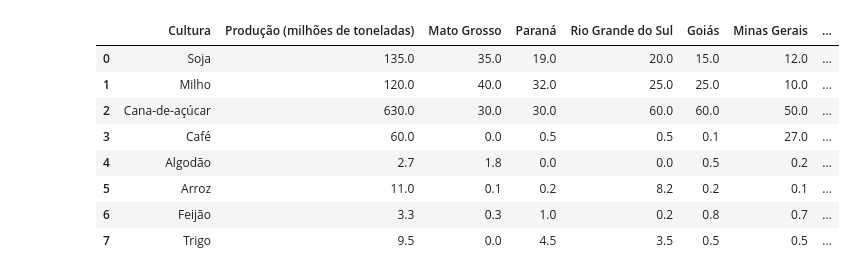
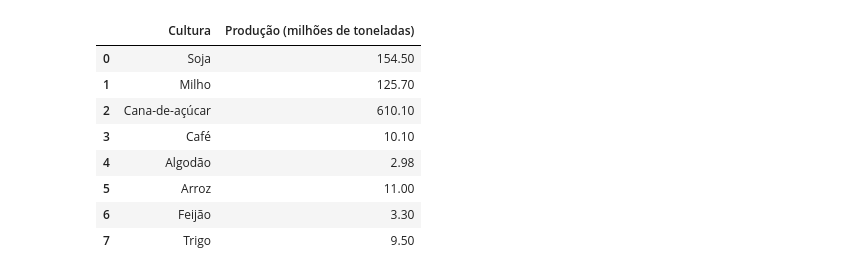
Before and after one commit to fernandovieira1/Analise-Dados-Cana, a Jupyter notebook: Safra_2022_2023.ipynb, the cells around one changed output. Cells and saved outputs as stored; diff of their text form; code cells hidden in the pictures.

```diff
--- a/Safra_2022_2023.ipynb
+++ b/Safra_2022_2023.ipynb
@@ -24,17 +5,23 @@ safras = {
+# %%
+# Safra 2022/2023
+safras = {
+    'Cultura': ['Soja', 'Milho', 'Cana-de-açúcar', 'Café', 'Algodão', 'Arroz', 'Feijão', 'Trigo'],
+    'Produção (milhões de toneladas)': [154.5, 125.7, 610.1, 10.1, 2.98, 11, 3.3, 9.5],
+    }
 # %%
 # df
-df = pd.DataFrame(data)
+df = pd.DataFrame(safras)
 df
 # %% [output]
-|  | Cultura | Produção (milhões de toneladas) | Mato Grosso | Paraná | Rio Grande do Sul | Goiás | Minas Gerais | ... |
-| 0 | Soja | 135.0 | 35.0 | 19.0 | 20.0 | 15.0 | 12.0 | ... |
-| 1 | Milho | 120.0 | 40.0 | 32.0 | 25.0 | 25.0 | 10.0 | ... |
-| 2 | Cana-de-açúcar | 630.0 | 30.0 | 30.0 | 60.0 | 60.0 | 50.0 | ... |
-| 3 | Café | 60.0 | 0.0 | 0.5 | 0.5 | 0.1 | 27.0 | ... |
-| 4 | Algodão | 2.7 | 1.8 | 0.0 | 0.0 | 0.5 | 0.2 | ... |
-| 5 | Arroz | 11.0 | 0.1 | 0.2 | 8.2 | 0.2 | 0.1 | ... |
-| 6 | Feijão | 3.3 | 0.3 | 1.0 | 0.2 | 0.8 | 0.7 | ... |
-| 7 | Trigo | 9.5 | 0.0 | 4.5 | 3.5 | 0.5 | 0.5 | ... |
+|  | Cultura | Produção (milhões de toneladas) |
+| 0 | Soja | 154.50 |
+| 1 | Milho | 125.70 |
+| 2 | Cana-de-açúcar | 610.10 |
+| 3 | Café | 10.10 |
+| 4 | Algodão | 2.98 |
+| 5 | Arroz | 11.00 |
+| 6 | Feijão | 3.30 |
+| 7 | Trigo | 9.50 |
 # %%
 # Comentário referenciando as fontes oficiais
 # Fontes dos dados:
```
Also changed, not shown: parts of 2 cells of this notebook.
